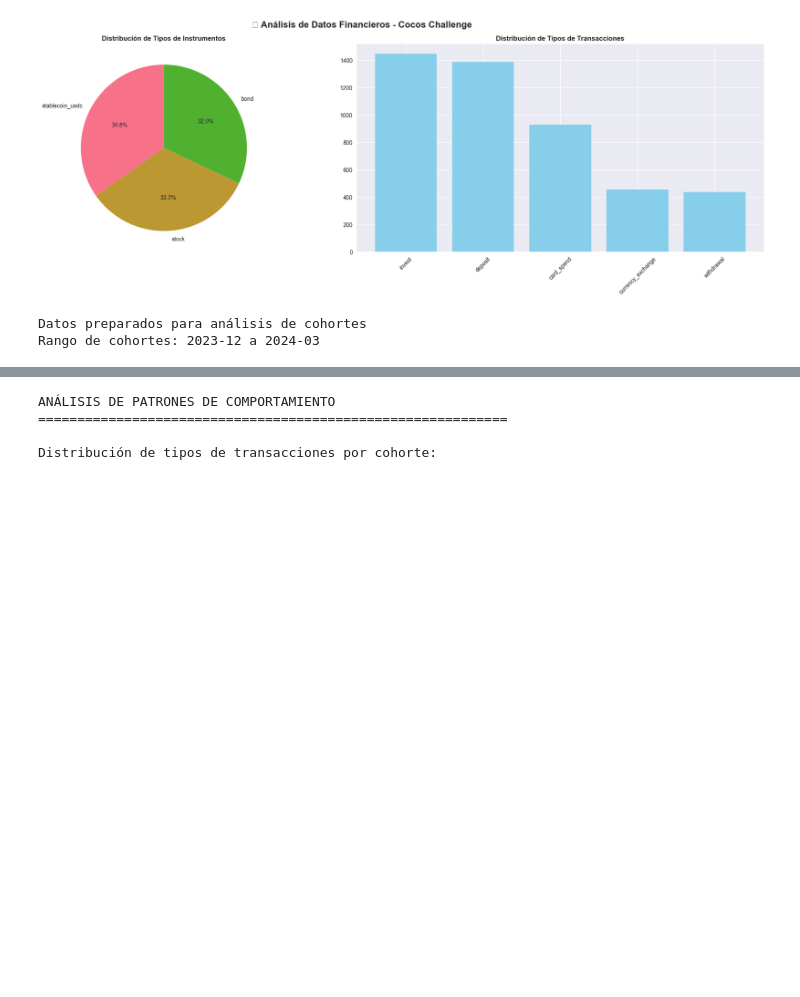
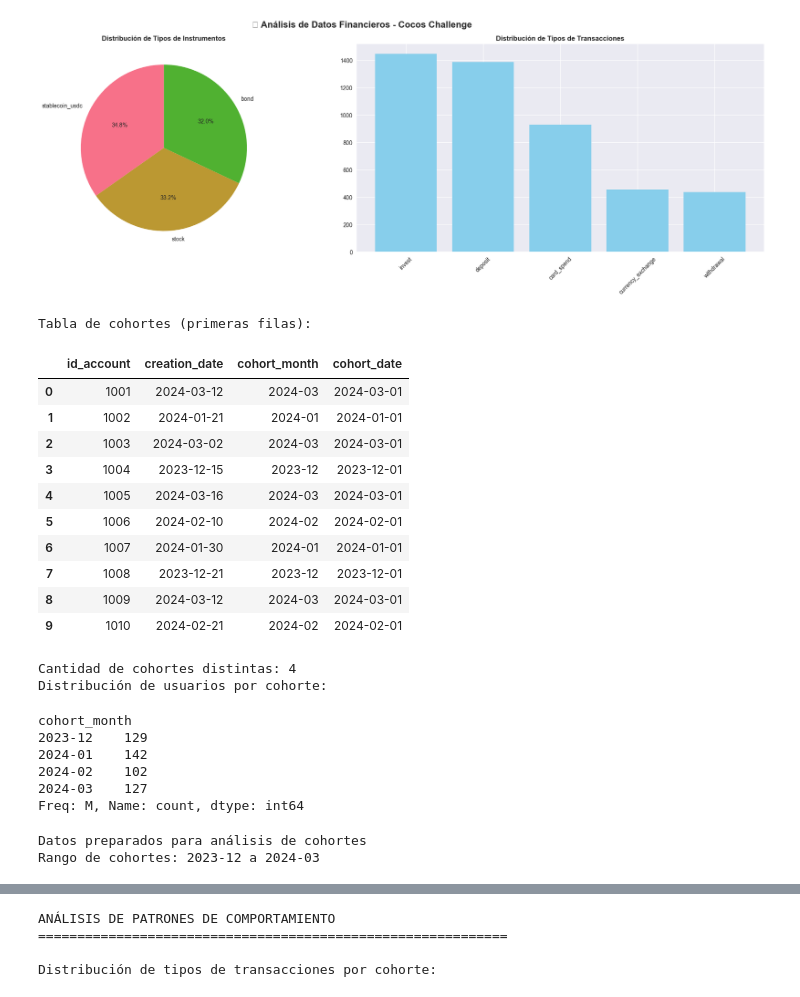
Before and after one commit to maxidalesio/CocosChallenge, a Jupyter notebook: CocosChallenge_Analysis.ipynb, the cells around one changed output, grey strips where cells are left out. Cells and saved outputs as stored; diff of their text form; code cells hidden in the pictures; blank space fills up the shorter version.

```diff
--- a/CocosChallenge_Analysis.ipynb
+++ b/CocosChallenge_Analysis.ipynb
@@ -200,49 +355,83 @@ plt.show()
 # Asegurarse de que 'id_account' y 'creation_date' existen y están limpios
 if 'id_account' not in accounts_df.columns or 'creation_date' not in accounts_df.columns:
     raise ValueError("Faltan columnas necesarias en accounts_df")
 
 # Limpiar duplicados por id_account (nos quedamos con la primera aparición)
 accounts_df = accounts_df.drop_duplicates(subset=['id_account'])
 
 # Crear cohort_month y cohort_date en accounts_df
 accounts_df['cohort_month'] = pd.to_datetime(accounts_df['creation_date']).dt.to_period('M')
 accounts_df['cohort_date'] = accounts_df['cohort_month'].apply(lambda p: p.start_time)
 
 # Revisar que no haya valores nulos en id_account
 if accounts_df['id_account'].isnull().any():
     raise ValueError("Existen valores nulos en id_account de accounts_df")
 
+# Mostrar tabla de cohortes para entender cómo quedan
+print("Tabla de cohortes (primeras filas):")
+display(accounts_df[['id_account', 'creation_date', 'cohort_month', 'cohort_date']].head(10))
+print(f"Cantidad de cohortes distintas: {accounts_df['cohort_month'].nunique()}")
+print("Distribución de usuarios por cohorte:")
+display(accounts_df['cohort_month'].value_counts().sort_index())
+
 # Agregar cohorte a transacciones y portfolio
 transactions_df = transactions_df.merge(
     accounts_df[['id_account', 'cohort_month', 'cohort_date']],
     on='id_account', how='left', validate='many_to_one'
 )
 
 portfolio_df = portfolio_df.merge(
     accounts_df[['id_account', 'cohort_month', 'cohort_date']],
     on='id_account', how='left', validate='many_to_one'
 )
 
 # Verificar que las columnas de cohorte existen después del merge
-if 'cohort_month' not in transactions_df.columns or 'cohort_month' not in portfolio_df.columns:
-    raise KeyError("No se pudo agregar 'cohort_month' a los dataframes de transacciones o portfolio.")
+missing_cols = []
+if 'cohort_month' not in transactions_df.columns:
+    missing_cols.append("transactions_df")
+if 'cohort_month' not in portfolio_df.columns:
+    missing_cols.append("portfolio_df")
+if missing_cols:
+    print(f"Advertencia: No se pudo agregar 'cohort_month' a los siguientes dataframes: {', '.join(missing_cols)}")
+    print("Columnas actuales en transactions_df:", transactions_df.columns)
+    print("Columnas actuales en portfolio_df:", portfolio_df.columns)
+else:
+    # Calcular meses desde la cohorte solo si las columnas existen
+    transactions_df['months_since_cohort'] = (
+        transactions_df['execution_date'].dt.to_period('M') -
+        transactions_df['cohort_month']
+    ).apply(lambda x: x.n if pd.notnull(x) else None)
 
-# Calcular meses desde la cohorte
-transactions_df['months_since_cohort'] = (
-    transactions_df['execution_date'].dt.to_period('M') -
-    transactions_df['cohort_month']
-).apply(lambda x: x.n if pd.notnull(x) else None)
+    portfolio_df['months_since_cohort'] = (
+        portfolio_df['date'].dt.to_period('M') -
+        portfolio_df['cohort_month']
+    ).apply(lambda x: x.n if pd.notnull(x) else None)
 
-portfolio_df['months_since_cohort'] = (
-    portfolio_df['date'].dt.to_period('M') -
-    portfolio_df['cohort_month']
-).apply(lambda x: x.n if pd.notnull(x) else None)
-
-print("Datos preparados para análisis de cohortes")
-print(f"Rango de cohortes: {accounts_df['cohort_month'].min()} a {accounts_df['cohort_month'].max()}")
+    print("Datos preparados para análisis de cohortes")
+    print(f"Rango de cohortes: {accounts_df['cohort_month'].min()} a {accounts_df['cohort_month'].max()}")
 # %% [output]
-Datos preparados para análisis de cohortes
-Rango de cohortes: 2023-12 a 2024-03
+Tabla de cohortes (primeras filas):
+|  | id_account | creation_date | cohort_month | cohort_date |
+| 0 | 1001 | 2024-03-12 | 2024-03 | 2024-03-01 |
+| 1 | 1002 | 2024-01-21 | 2024-01 | 2024-01-01 |
+| 2 | 1003 | 2024-03-02 | 2024-03 | 2024-03-01 |
+| 3 | 1004 | 2023-12-15 | 2023-12 | 2023-12-01 |
+| 4 | 1005 | 2024-03-16 | 2024-03 | 2024-03-01 |
+| 5 | 1006 | 2024-02-10 | 2024-02 | 2024-02-01 |
+| 6 | 1007 | 2024-01-30 | 2024-01 | 2024-01-01 |
+| 7 | 1008 | 2023-12-21 | 2023-12 | 2023-12-01 |
+| 8 | 1009 | 2024-03-12 | 2024-03 | 2024-03-01 |
+| 9 | 1010 | 2024-02-21 | 2024-02 | 2024-02-01 |
+Cantidad de cohortes distintas: 4
+Distribución de usuarios por cohorte:
+cohort_month
+2023-12    129
+2024-01    142
+2024-02    102
+2024-03    127
+Freq: M, Name: count, dtype: int64
+Datos preparados para análisis de cohortes
+Rango de cohortes: 2023-12 a 2024-03
 # %%
 # Métrica 1: Retención por actividad transaccional mensual
 def calculate_retention_cohorts():
```
Also changed, not shown: parts of 10 cells of this notebook.
